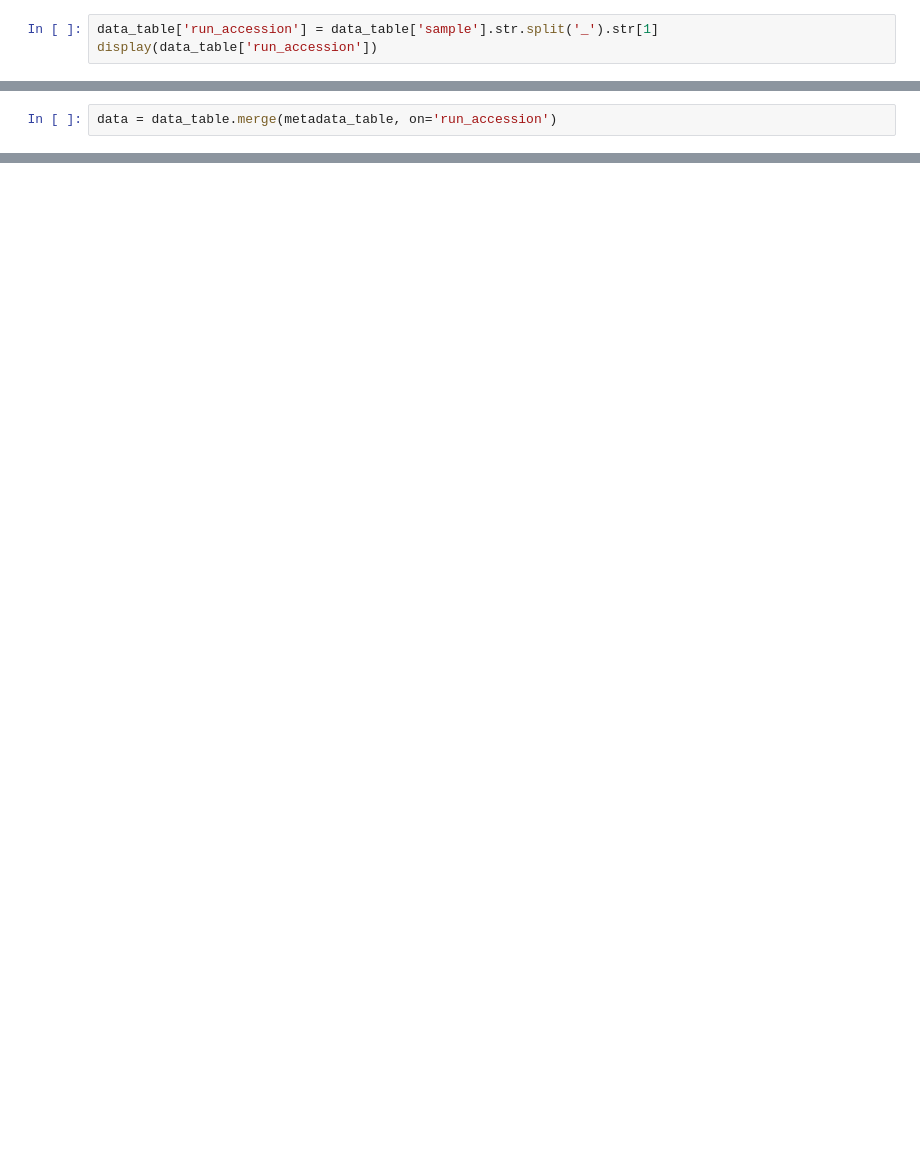
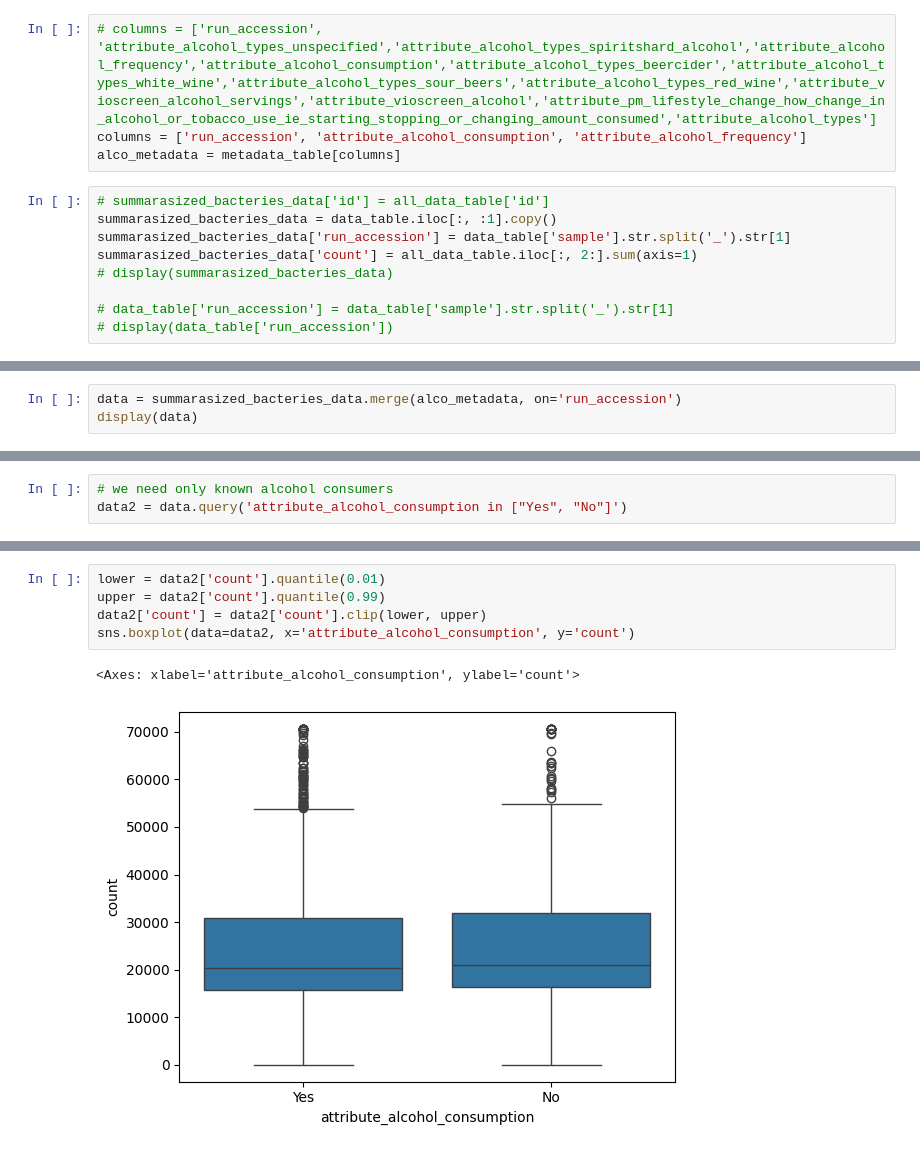
Before and after one commit to rredkovich/uniba_dataviz_project, a Jupyter notebook: Untitled.ipynb, the cells around one changed output, grey strips where cells are left out. Drawn from its saved outputs; the diff is of its cells as text; blank space fills up the shorter version.

```diff
--- a/Untitled.ipynb
+++ b/Untitled.ipynb
@@ -5,4 +6,14 @@ data_table = pd.read_csv("gut_taxonomic_table.csv")
 metadata_table = pd.read_csv("sample_data.csv")
+# %%
+# columns = ['run_accession', 'attribute_alcohol_types_unspecified','attribute_alcohol_types_spiritshard_alcohol','attribute_alcohol_frequency','attribute_alcohol_consumption','attribute_alcohol_types_beercider','attribute_alcohol_types_white_wine','attribute_alcohol_types_sour_beers','attribute_alcohol_types_red_wine','attribute_vioscreen_alcohol_servings','attribute_vioscreen_alcohol','attribute_pm_lifestyle_change_how_change_in_alcohol_or_tobacco_use_ie_starting_stopping_or_changing_amount_consumed','attribute_alcohol_types']
+columns = ['run_accession', 'attribute_alcohol_consumption', 'attribute_alcohol_frequency']
+alco_metadata = metadata_table[columns]
 # %%
-data_table['run_accession'] = data_table['sample'].str.split('_').str[1]
-display(data_table['run_accession'])
+# summarasized_bacteries_data['id'] = all_data_table['id']
+summarasized_bacteries_data = data_table.iloc[:, :1].copy()
+summarasized_bacteries_data['run_accession'] = data_table['sample'].str.split('_').str[1]
+summarasized_bacteries_data['count'] = all_data_table.iloc[:, 2:].sum(axis=1)
+# display(summarasized_bacteries_data)
+
+# data_table['run_accession'] = data_table['sample'].str.split('_').str[1]
+# display(data_table['run_accession'])
@@ -22,2 +20,3 @@ Name: run_accession, Length: 4850, dtype: object
 # %%
-data = data_table.merge(metadata_table, on='run_accession')
+data = summarasized_bacteries_data.merge(alco_metadata, on='run_accession')
+display(data)
@@ -38,0 +49,3 @@ Name: attribute_sex, Length: 4850, dtype: str
+# %%
+# we need only known alcohol consumers
+data2 = data.query('attribute_alcohol_consumption in ["Yes", "No"]')
@@ -38,0 +65,8 @@ Name: attribute_sex, Length: 4850, dtype: str
+# %%
+lower = data2['count'].quantile(0.01)
+upper = data2['count'].quantile(0.99)
+data2['count'] = data2['count'].clip(lower, upper)
+sns.boxplot(data=data2, x='attribute_alcohol_consumption', y='count')
+# %% [output]
+<Axes: xlabel='attribute_alcohol_consumption', ylabel='count'>
+[figure, added]
```
Also changed, not shown: parts of 6 cells of this notebook.
